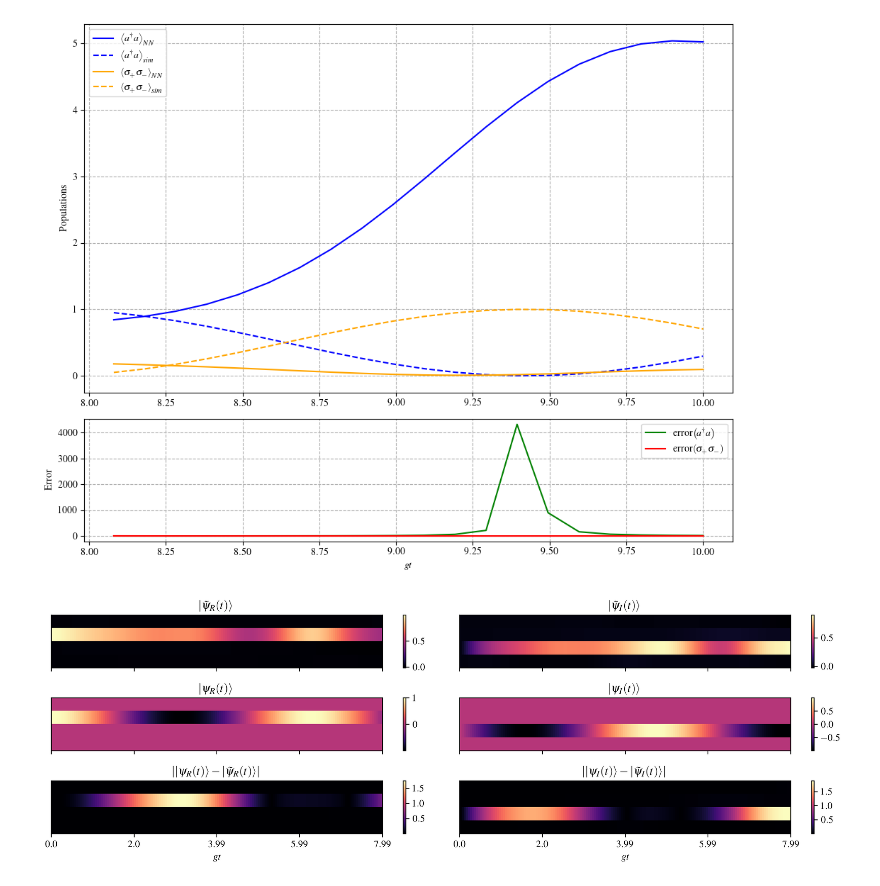
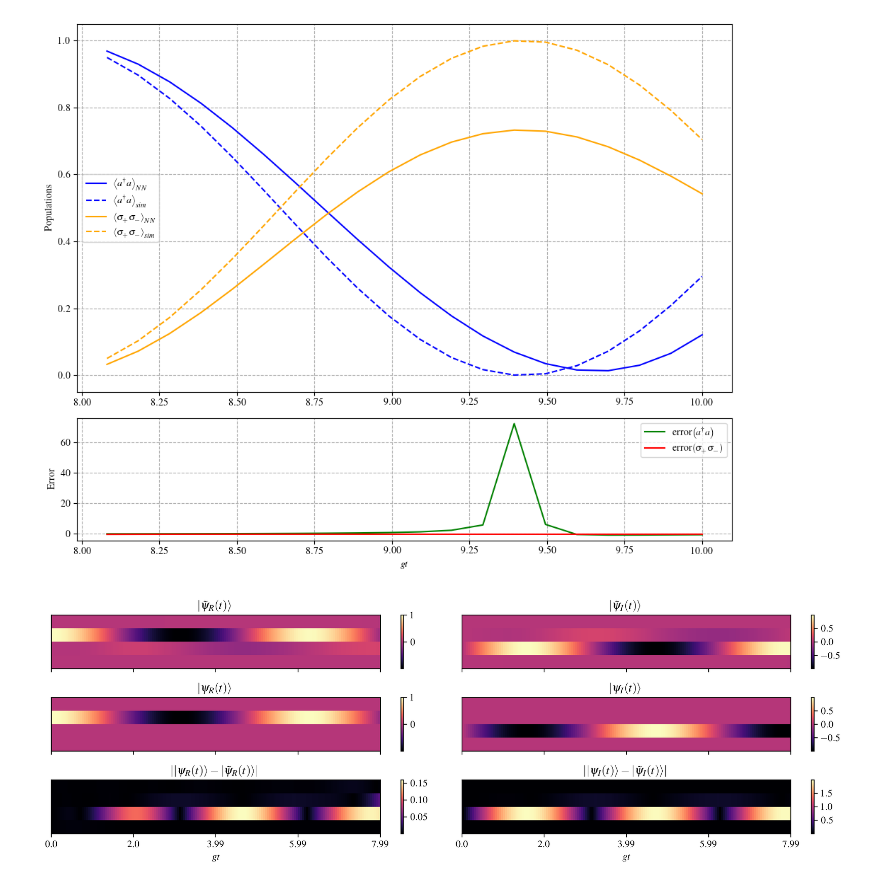
Before and after one commit to rodrigops123/pinn-effective-hamiltonian, a Jupyter notebook: apps/test_nb.ipynb, the cells around one changed output. Saved outputs shown, nothing was run; the diff lists cells and outputs as text; code cells hidden in the pictures.

```diff
--- a/apps/test_nb.ipynb
+++ b/apps/test_nb.ipynb
@@ -19,7 +19,7 @@ params = [1, 1, 1]
 tfinal = 10.0
 n_time_steps = 100
 picture = "atom"
-epochs = 30000
+epochs = 50000
 # %%
 # # Train the model
 # models_dict, loss_dict = train(
@@ -37,7 +37,7 @@ models_dict, loss_dict = train_with_parameter(
     tfinal=tfinal,
     n_time_steps=n_time_steps,
     picture=picture,
-    n_points_loss=15,
+    n_points_loss=10,
 )
 # %%
 plot_expected_values(
@@ -56,19 +56,19 @@ plot_expected_values(
     train_or_test="test",
 )
 # %% [output]
-[figure, old version]
+[figure, new version]
 # %%
 plot_states(
     models_dict,
     params,
     tfinal,
     n_time_steps=200,
-    picture="atom",
+    picture=picture,
     train_or_test="train",
     plot_input="state",
 )
 # %% [output]
-[figure, old version]
+[figure, new version]
 # %%
 plot_states(
     models_dict,
```
Also changed, not shown: parts of 4 cells of this notebook, 2 other files.
